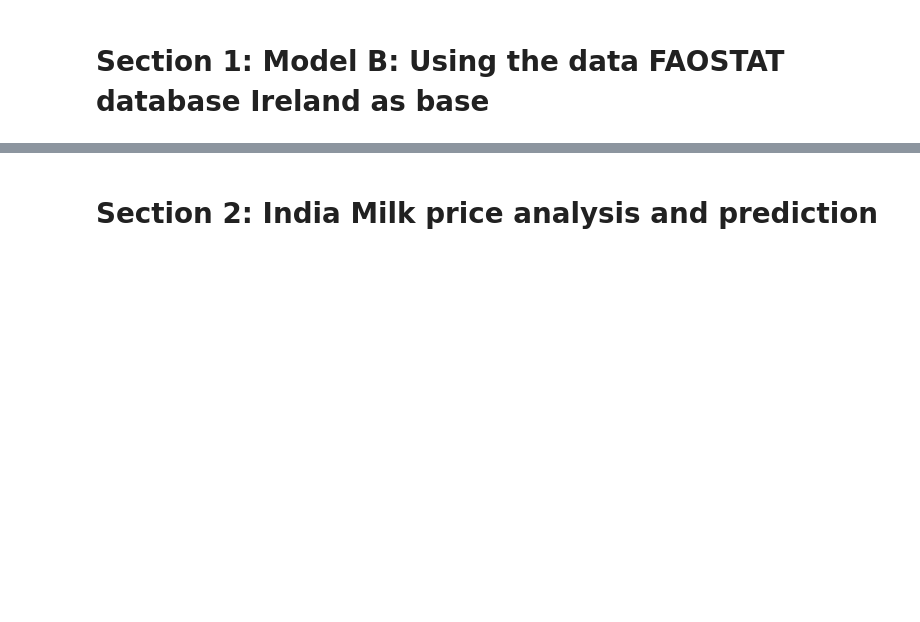
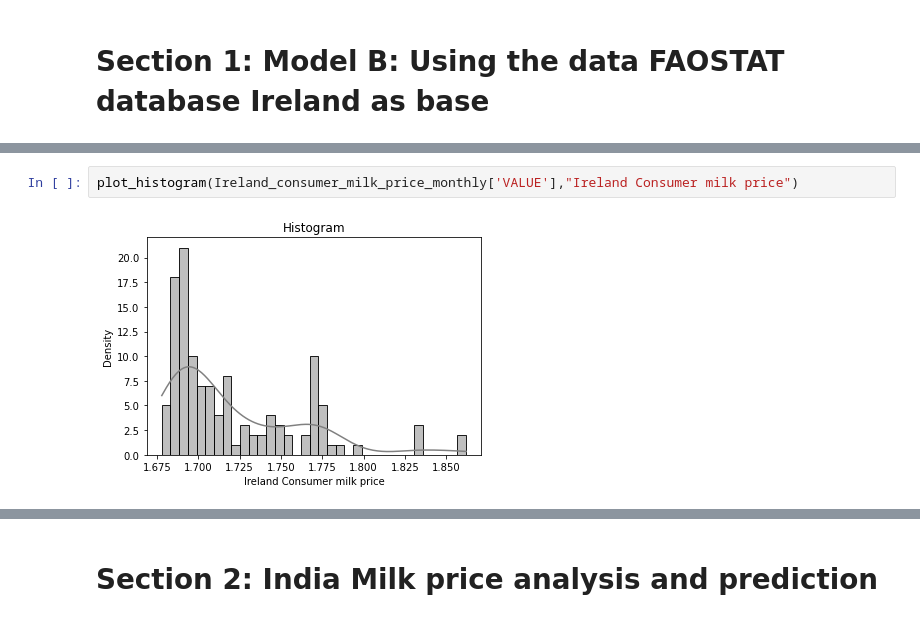
Before and after one commit to dhanya555/CA2, a Jupyter notebook: Integrated_CA2_Individual_Version1.0.ipynb, the cells around one changed output, grey strips where cells are left out. Drawn from its saved outputs; the diff is of its cells as text; blank space fills up the shorter version.

```diff
--- a/Integrated_CA2_Individual_Version1.0.ipynb
+++ b/Integrated_CA2_Individual_Version1.0.ipynb
@@ -132,0 +580,4 @@ filterwarnings('ignore')
+# %%
+plot_histogram(Ireland_consumer_milk_price_monthly['VALUE'],"Ireland Consumer milk price")
+# %% [output]
+[figure, added]
```
Also changed, not shown: parts of 101 cells of this notebook, 11 other files.
